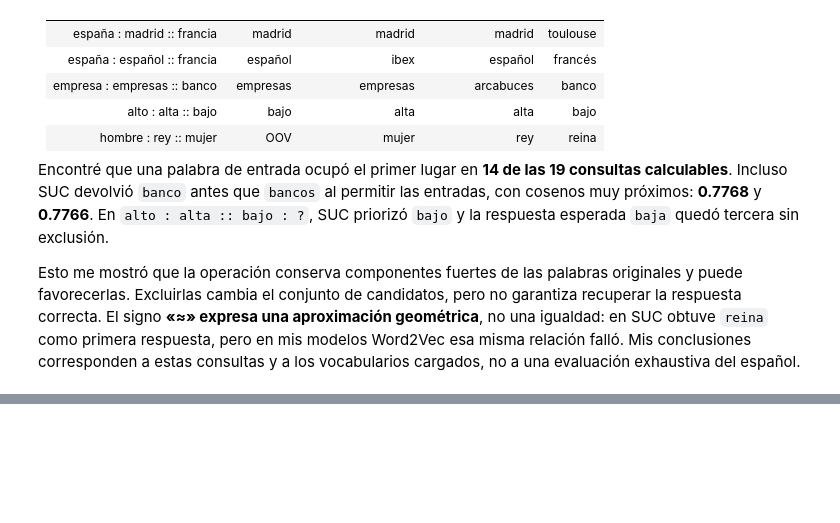
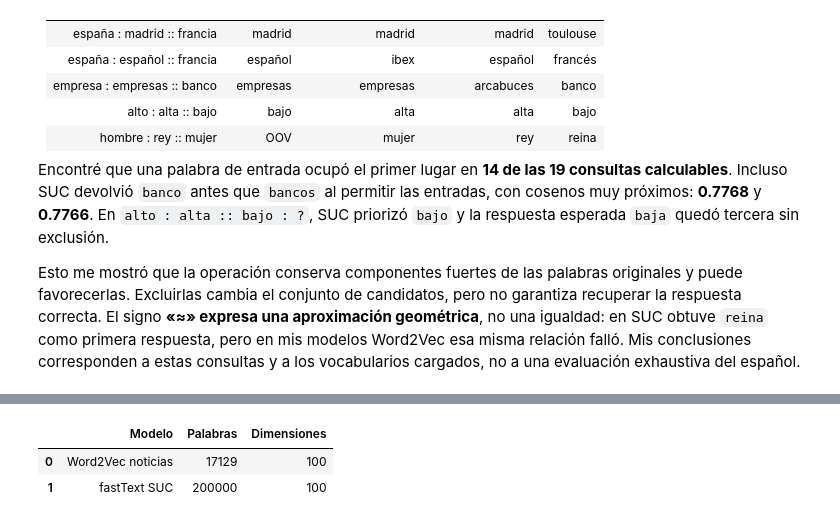
Before and after one commit to Jtanchezz/NLP, a Jupyter notebook: Lab9/lab9.ipynb, the cells around one changed output, grey strips where cells are left out. Drawn from its saved outputs; the diff is of its cells as text; code cells hidden in the pictures; blank space fills up the shorter version.

Commit message:
seccion 6

```diff
--- a/Lab9/lab9.ipynb
+++ b/Lab9/lab9.ipynb
@@ -2158,0 +2169,47 @@ Esto me mostró que la operación conserva componentes fuertes de las palabras o
+# %%
+from pathlib import Path
+import numpy as np
+import pandas as pd
+import matplotlib.pyplot as plt
+from gensim.models import KeyedVectors
+from sklearn.decomposition import PCA
+from sklearn.manifold import TSNE
+from sklearn.metrics import pairwise_distances
+from IPython.display import display
+
+if "RAIZ" not in globals():
+    RAIZ = next((p for p in [Path.cwd(), *Path.cwd().parents]
+                 if (p / "Lab9/lab9.ipynb").is_file()), None)
+    if RAIZ is None:
+        raise FileNotFoundError("Abre el notebook dentro del repositorio NLP.")
+
+if "modelos_seccion5" in globals():
+    modelos_visualizacion = {
+        "Word2Vec noticias": modelos_seccion5["Word2Vec noticias"],
+        "fastText SUC": modelos_seccion5["fastText SUC"],
+    }
+else:
+    ruta_w2v_6 = RAIZ / "Lab9/word2vec_noticias_mejor.kv"
+    if not ruta_w2v_6.is_file():
+        raise FileNotFoundError("Recupera el Word2Vec seleccionado de la sección 4.")
+    RUTA_SUC = Path(globals().get("RUTA_SUC", RAIZ / "Lab9/embeddings-m-model.vec"))
+    LIMITE_SUC = globals().get("LIMITE_SUC", 200_000)
+    firma_suc = (str(RUTA_SUC.resolve()), LIMITE_SUC)
+    if "suc" not in globals() or globals().get("_firma_suc_cargada") != firma_suc:
+        if not RUTA_SUC.is_file():
+            raise FileNotFoundError(f"No encontré SUC en {RUTA_SUC}.")
+        suc = KeyedVectors.load_word2vec_format(str(RUTA_SUC), limit=LIMITE_SUC)
+        _firma_suc_cargada = firma_suc
+    modelos_visualizacion = {
+        "Word2Vec noticias": KeyedVectors.load(str(ruta_w2v_6)),
+        "fastText SUC": suc,
+    }
+
+display(pd.DataFrame([
+    {"Modelo": nombre, "Palabras": len(modelo), "Dimensiones": modelo.vector_size}
+    for nombre, modelo in modelos_visualizacion.items()
+]))
+# %% [output]
+|  | Modelo | Palabras | Dimensiones |
+| 0 | Word2Vec noticias | 17129 | 100 |
+| 1 | fastText SUC | 200000 | 100 |
```
Also changed, not shown: parts of 10 cells of this notebook, 2 other files.
